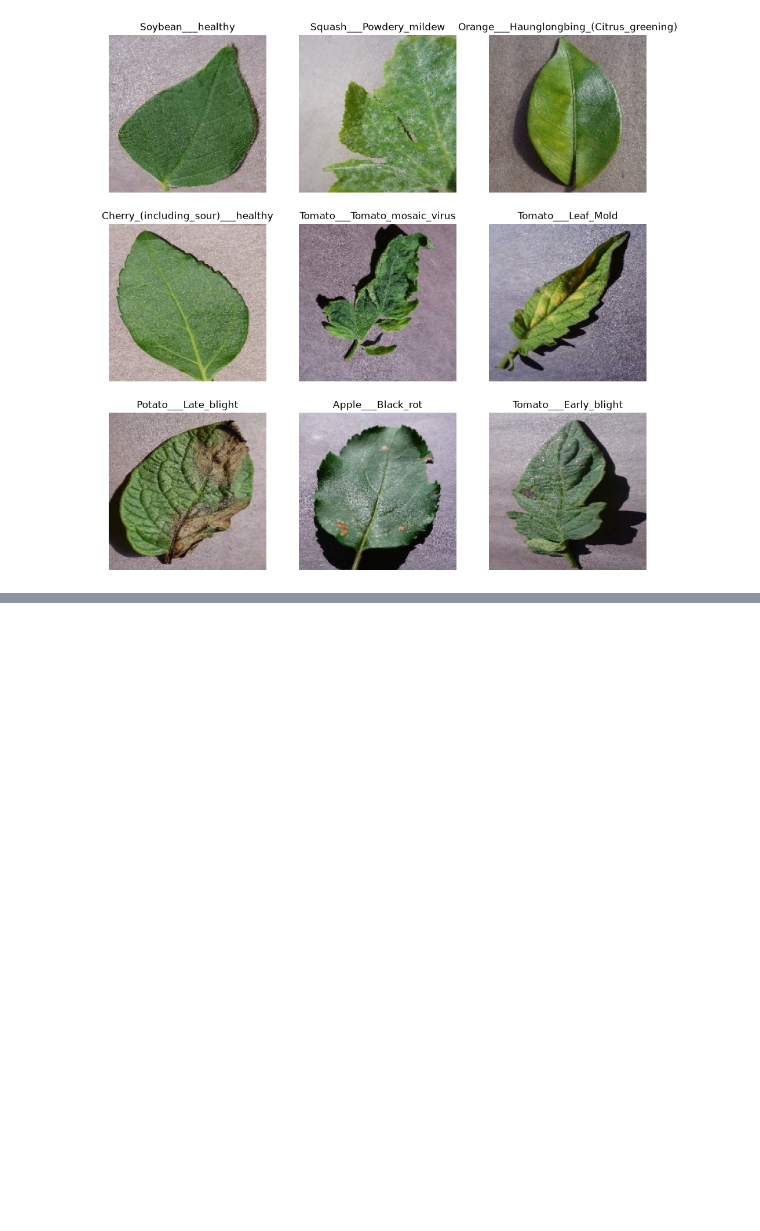
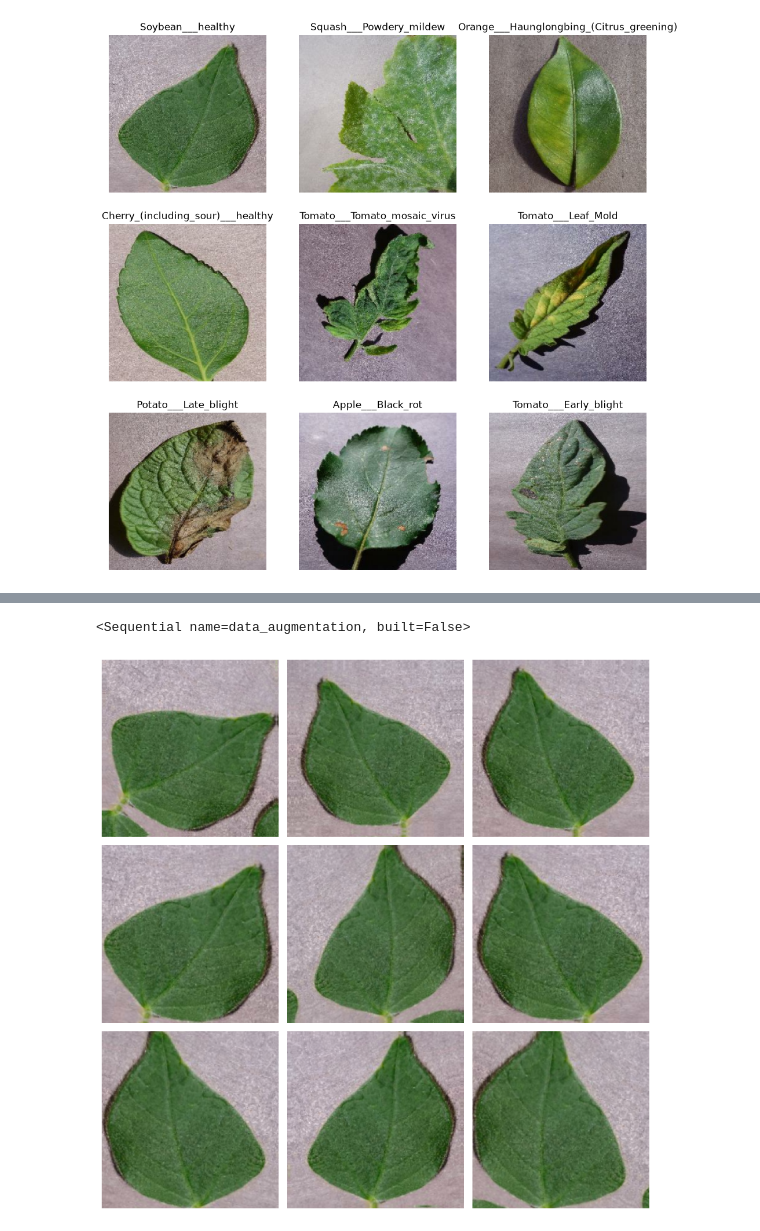
Before and after one commit to Sayeedahmed-09/Crop-Disease-Detection, a Jupyter notebook: notebooks/02_image_preprocessing.ipynb, the cells around one changed output, grey strips where cells are left out. Saved outputs shown, nothing was run; the diff lists cells and outputs as text; code cells hidden in the pictures; blank space fills up the shorter version.

Commit message:
Complete Phase 2 - Image preprocessing pipeline

```diff
--- a/notebooks/02_image_preprocessing.ipynb
+++ b/notebooks/02_image_preprocessing.ipynb
@@ -102,0 +151,7 @@ plt.show()
+# %%
+from config import DATASET_PATH
+
+train_ds, val_ds, class_names = dl.load_dataset(DATASET_PATH)
+
+print(f"Total Classes : {len(class_names)}")
+print(class_names[:5])
@@ -102,0 +180,5 @@ plt.show()
+# %%
+train_ds, val_ds, class_names = dl.load_dataset()
+
+print("Total Classes:", len(class_names))
+print(class_names[:5])
@@ -102,0 +192,34 @@ plt.show()
+# %%
+import importlib
+import src.preprocessing.augmentation as aug
+
+importlib.reload(aug)
+
+augmentation = aug.get_data_augmentation()
+
+print(augmentation)
+# %% [output]
+<Sequential name=data_augmentation, built=False>
+# %%
+import matplotlib.pyplot as plt
+
+for images, labels in train_ds.take(1):
+
+    image = images[0]
+
+    plt.figure(figsize=(10,10))
+
+    for i in range(9):
+
+        augmented_image = augmentation(tf.expand_dims(image, 0))
+
+        ax = plt.subplot(3,3,i+1)
+
+        plt.imshow(augmented_image[0])
+
+        plt.axis("off")
+
+plt.tight_layout()
+plt.show()
+# %% [output]
+[figure, added]
```
Also changed, not shown: parts of 9 cells of this notebook, 4 other files.
